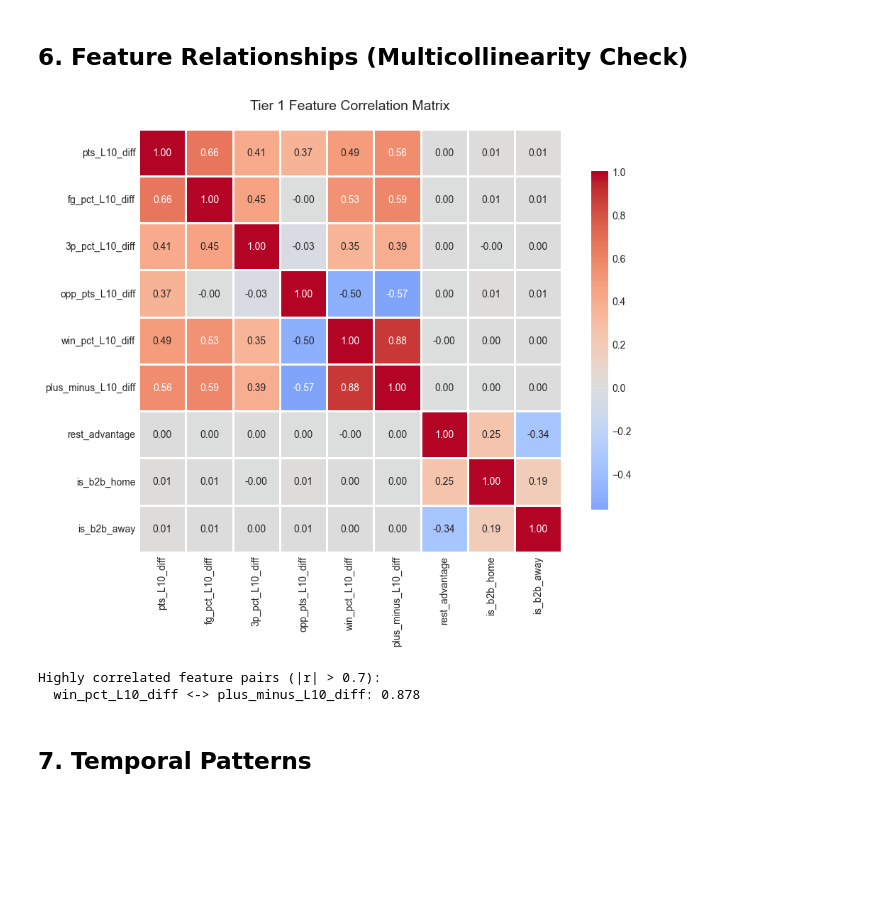
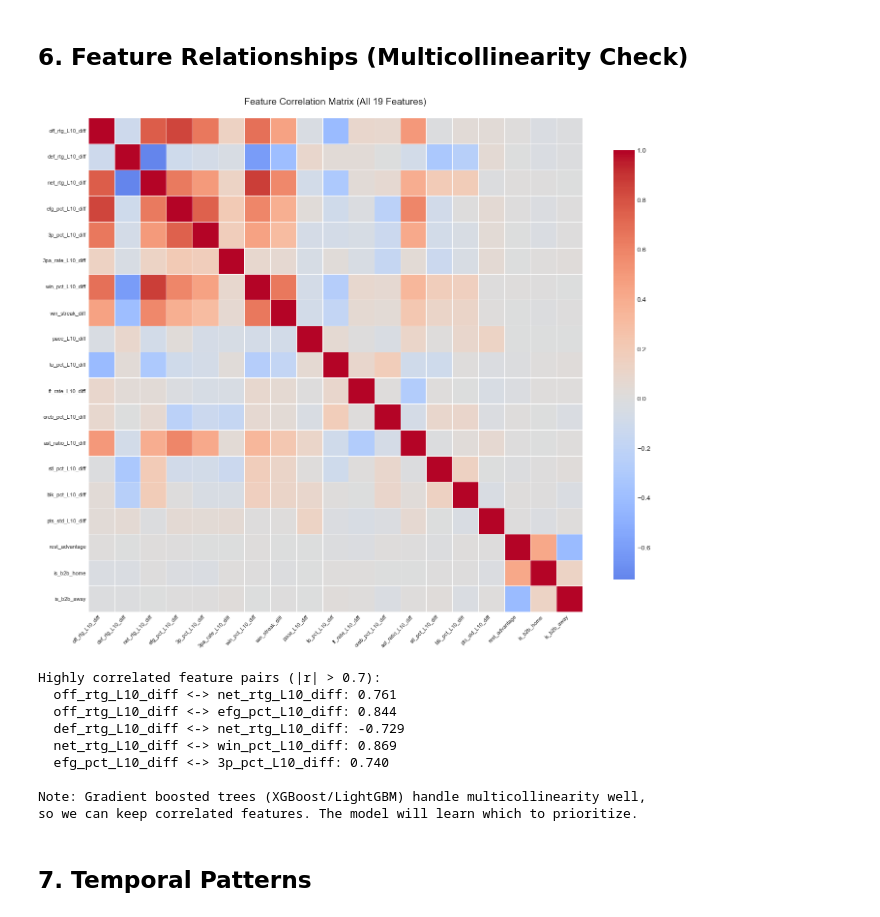
Before and after one commit to MichaelLi12321/NBA-winning-team-predictions, a Jupyter notebook: eda.ipynb, the cells around one changed output. Drawn from its saved outputs; the diff is of its cells as text; code cells hidden in the pictures; blank space fills up the shorter version.

```diff
--- a/eda.ipynb
+++ b/eda.ipynb
@@ -123,18 +179,27 @@ print(f"\n✓ Home court advantage (disadvantage for away team): {(0.5 - away_wi
 # %% [markdown]
 ## 4. Feature Distributions
 # %%
-# Distribution of key Tier 1 features
+# Distribution of key features (efficiency, shooting, form)
+key_features = efficiency_features + shooting_features + form_features
+
 fig, axes = plt.subplots(3, 3, figsize=(15, 12))
 axes = axes.flatten()
 
-for i, feature in enumerate(tier1_features):
-    axes[i].hist(df[feature].dropna(), bins=50, edgecolor='black', alpha=0.7)
-    axes[i].axvline(0, color='red', linestyle='--', linewidth=1, alpha=0.5)
-    axes[i].set_title(feature, fontsize=10)
-    axes[i].set_xlabel('Value')
-    axes[i].set_ylabel('Frequency')
+for i, feature in enumerate(key_features):
+    if i < len(axes):
+        axes[i].hist(df[feature].dropna(), bins=50, edgecolor='black', alpha=0.7, color='steelblue')
+        axes[i].axvline(0, color='red', linestyle='--', linewidth=1.5, alpha=0.7, label='No advantage')
+        axes[i].set_title(feature.replace('_L10_diff', ''), fontsize=10, fontweight='bold')
+        axes[i].set_xlabel('Differential (Away - Home)')
+        axes[i].set_ylabel('Frequency')
+        axes[i].legend(fontsize=8)
+        axes[i].grid(alpha=0.3)
+
+# Hide unused subplots
+for i in range(len(key_features), len(axes)):
+    axes[i].axis('off')
 
 plt.tight_layout()
-plt.suptitle('Tier 1 Feature Distributions', fontsize=14, y=1.001)
+plt.suptitle('Key Feature Distributions (centered at 0 = no advantage)', fontsize=14, y=1.001)
 plt.show()
 # %% [output]
@@ -197,33 +262,44 @@ df.drop('quartile', axis=1, inplace=True)
 # %% [markdown]
 ## 6. Feature Relationships (Multicollinearity Check)
 # %%
-# Correlation matrix for Tier 1 features
-corr_matrix = df[tier1_features].corr()
+# Correlation matrix for all features
+corr_matrix = df[all_features].corr()
 
-plt.figure(figsize=(10, 8))
-sns.heatmap(corr_matrix, annot=True, fmt='.2f', cmap='coolwarm', center=0,
-            square=True, linewidths=1, cbar_kws={'shrink': 0.8})
-plt.title('Tier 1 Feature Correlation Matrix', fontsize=14, pad=20)
+plt.figure(figsize=(14, 12))
+sns.heatmap(corr_matrix, annot=False, fmt='.2f', cmap='coolwarm', center=0,
+            square=True, linewidths=0.5, cbar_kws={'shrink': 0.8})
+plt.title('Feature Correlation Matrix (All 19 Features)', fontsize=14, pad=20)
+plt.xticks(rotation=45, ha='right', fontsize=8)
+plt.yticks(fontsize=8)
 plt.tight_layout()
 plt.show()
 
 # Find highly correlated pairs
 high_corr = []
 for i in range(len(corr_matrix.columns)):
     for j in range(i+1, len(corr_matrix.columns)):
         if abs(corr_matrix.iloc[i, j]) > 0.7:
             high_corr.append((corr_matrix.columns[i], corr_matrix.columns[j], corr_matrix.iloc[i, j]))
 
 if high_corr:
     print("\nHighly correlated feature pairs (|r| > 0.7):")
     for f1, f2, corr in high_corr:
         print(f"  {f1} <-> {f2}: {corr:.3f}")
+    print("\nNote: Gradient boosted trees (XGBoost/LightGBM) handle multicollinearity well,")
+    print("so we can keep correlated features. The model will learn which to prioritize.")
 else:
-    print("\n✓ No highly correlated feature pairs (good for interpretability)")
+    print("\n✓ No highly correlated feature pairs (|r| > 0.7)")
 # %% [output]
-[figure, old version]
+[figure, new version]
 Highly correlated feature pairs (|r| > 0.7):
-  win_pct_L10_diff <-> plus_minus_L10_diff: 0.878
+  off_rtg_L10_diff <-> net_rtg_L10_diff: 0.761
+  off_rtg_L10_diff <-> efg_pct_L10_diff: 0.844
+  def_rtg_L10_diff <-> net_rtg_L10_diff: -0.729
+  net_rtg_L10_diff <-> win_pct_L10_diff: 0.869
+  efg_pct_L10_diff <-> 3p_pct_L10_diff: 0.740
+
+Note: Gradient boosted trees (XGBoost/LightGBM) handle multicollinearity well,
+so we can keep correlated features. The model will learn which to prioritize.
 # %% [markdown]
 ## 7. Temporal Patterns
 # %%
```
Also changed, not shown: parts of 13 cells of this notebook, 1 other file.
